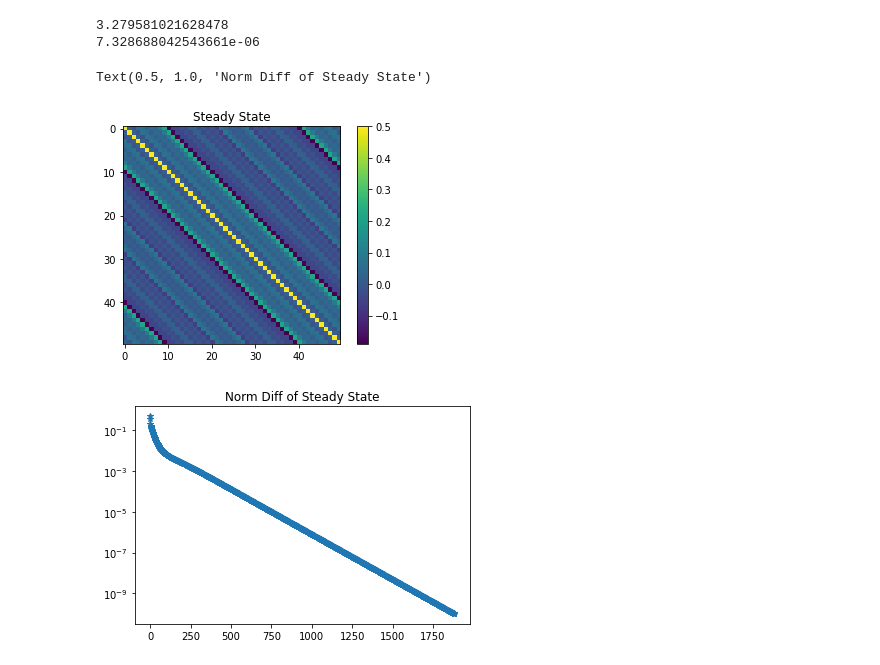
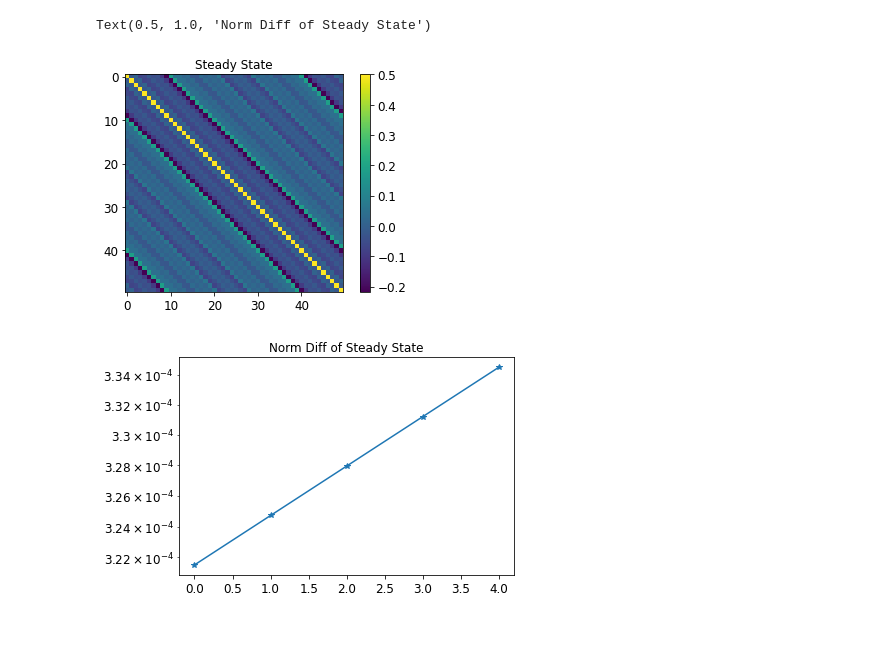
Before and after one commit to jleamer/DMM, a Jupyter notebook: RK4_DMM/Huckel_model.ipynb, the cells around one changed output. Drawn from its saved outputs; the diff is of its cells as text; code cells hidden in the pictures; blank space fills up the shorter version.

```diff
--- a/RK4_DMM/Huckel_model.ipynb
+++ b/RK4_DMM/Huckel_model.ipynb
@@ -301,0 +233,29 @@ trace_list
+# %%
+# First order Kraus operator method - slower than RK4
+rho_i = init_rho.copy()
+herm_check = []
+trace_check = []
+trace_check.append(rho_i.trace())
+dbeta = 0.1
+iden = np.identity(rho_i.shape[0])
+inv_ovlp = ovlp.copy()
+B = inv_ovlp @ H
+B += B.conj().T
+B/= 2
+print(linalg.norm(B - B.conj().T))
+for i in range(10000):
+    A = inv_ovlp @ rho_i
+    A += A.conj().T
+    A /= 2
+
+    K = -dbeta/2 * (iden - A) @ (B - mu*iden)
+    Kdag = -dbeta/2 * (B - mu*iden) @ (iden - A)
+
+    rho_next = (iden + Kdag) @ rho_i @ (iden + K)
+    herm_check.append(linalg.norm(rho_next - rho_next.conj().T))
+    trace_check.append(rho_next.trace())
+    rho_i = rho_next.copy()
+
+plt.imshow(rho_i.real)
+plt.colorbar()
+kraus_gcp = rho_i.copy()
@@ -304,18 +267,19 @@ rho_i = init_rho.copy()
 herm_check = []
 trace_check = []
 trace_check.append(rho_i.trace())
-dbeta = 0.003
+dbeta = 0.1
 iden = np.identity(rho_i.shape[0])
 inv_ovlp = ovlp.copy()
 B = inv_ovlp @ H
 B += B.conj().T
 B/= 2
 print(linalg.norm(B - B.conj().T))
-for i in range(1000):
+for i in range(10000):
     A = inv_ovlp @ rho_i
     A += A.conj().T
     A /= 2
 
+    cp.get_mu(rho_i, H, ovlp)
     K = -dbeta/2 * (iden - A) @ (B - mu*iden)
     Kdag = -dbeta/2 * (B - mu*iden) @ (iden - A)
 
@@ -326,5 +290,6 @@ for i in range(1000):
 
 plt.imshow(rho_i.real)
 plt.colorbar()
+kraus_cp = rho_i.copy()
 # %% [output]
 0.0
@@ -345,9 +297,3 @@ trace_check[1:10]
-# %%
-print(linalg.norm(exact3 - rho_i))
-print(linalg.norm(exact3 - dmm_gcp_rho))
-# %% [output]
-3.279581021628478
-7.328688042543661e-06
 # %%
 # Steady state
 rho_i = init_rho.copy()
@@ -357,33 +303,33 @@ trace_check.append(rho_i.trace())
 dbeta = 0.003
 iden = np.identity(rho_i.shape[0])
 inv_ovlp = ovlp.copy()
 B = inv_ovlp @ H
 Bdag = H @ inv_ovlp
 
 norm_diff = []
-for i in range(100000):
+for i in range(5):
     A = inv_ovlp @ rho_i
     Adag = rho_i @ inv_ovlp
     rho_next = (iden + Bdag) @ rho_i @ (iden + B) - Bdag @ rho_i @ B
     rho_next += Bdag @ Adag @ rho_i @ A @ B - (iden + Bdag @ Adag) @ rho_i @ (iden + A @ B)
     rho_next += 2 * mu * (rho_i @ A)
     rho_next /= (2*mu)
 
     norm_diff.append(linalg.norm(rho_next - rho_i))
     if norm_diff[-1] < 1e-10:
         break
 
     rho_i = rho_next.copy()
 
 plt.figure(1)
 plt.imshow(rho_i.real)
 plt.title("Steady State")
 plt.colorbar()
 
 plt.figure(2)
 plt.semilogy(norm_diff, '*-')
 plt.title("Norm Diff of Steady State")
 # %% [output]
 Text(0.5, 1.0, 'Norm Diff of Steady State')
-[figure, old version]
+[figure, new version]
-[figure, old version]
+[figure, new version]
```
Also changed, not shown: parts of 22 cells of this notebook, 14 other files.
